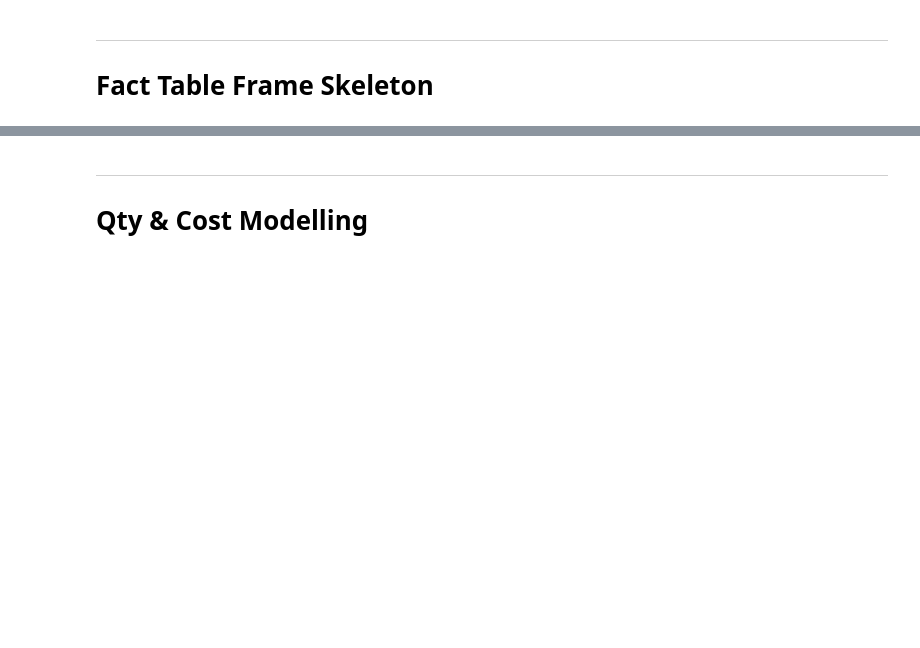
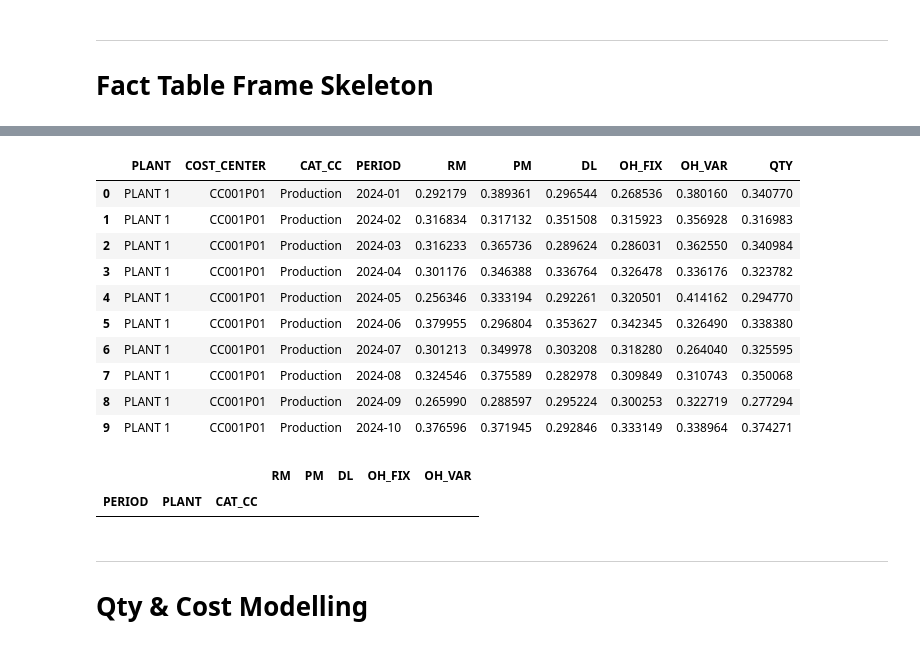
Before and after one commit to vinalamsyah/mock_data_generator, a Jupyter notebook: model.ipynb, the cells around one changed output, grey strips where cells are left out. Cells and saved outputs as stored; diff of their text form; code cells hidden in the pictures; blank space fills up the shorter version.

```diff
--- a/model.ipynb
+++ b/model.ipynb
@@ -11,7 +10,7 @@ np.random.seed(42)
 # %% [markdown]
 ### Period
 # %%
-periods = pd.date_range("2025-01-01", periods=12, freq="MS").strftime("%Y-%m")
+periods = pd.date_range("2024-01-01", periods=24, freq="MS").strftime("%Y-%m")
 # %% [markdown]
 ### Plant
 # %%
@@ -139,19 +205,30 @@ df
 # %%
 # cc_weight = np.random.randint(4,7,size=(len(cost_elements), len(cc_df)))
-cc_weight = np.random.uniform(4, 7, size=(len(cost_elements), len(df)))
+cc_weight = np.random.uniform(4, 7, size=(len(df), len(cost_elements)))
+df[cost_elements['COST_ELEMENT']] = cc_weight
 
-for ce, weights in zip(cost_elements['COST_ELEMENT'], cc_weight):
-    df[ce] = weights
+df[cost_elements['COST_ELEMENT']] = df[cost_elements['COST_ELEMENT']] / df.groupby(['PERIOD', 'PLANT', 'CAT_CC'])[cost_elements['COST_ELEMENT']].transform('sum')
+df['QTY'] = (df['RM'] + df['PM']) / 2
 
-df_tmp = df.groupby(['PERIOD', 'PLANT', 'CAT_CC']).agg({ce: 'sum' for ce in cost_elements['COST_ELEMENT']})
-
-for ce in cost_elements['COST_ELEMENT']:
-    df[ce] = df.apply(lambda x: x[ce] / df_tmp.loc[(x['PERIOD'], x['PLANT'], x['CAT_CC']), ce], axis=1)
-
-df
+df.head(10)
+# %% [output]
+|  | PLANT | COST_CENTER | CAT_CC | PERIOD | RM | PM | DL | OH_FIX | OH_VAR | QTY |
+| 0 | PLANT 1 | CC001P01 | Production | 2024-01 | 0.292179 | 0.389361 | 0.296544 | 0.268536 | 0.380160 | 0.340770 |
+| 1 | PLANT 1 | CC001P01 | Production | 2024-02 | 0.316834 | 0.317132 | 0.351508 | 0.315923 | 0.356928 | 0.316983 |
+| 2 | PLANT 1 | CC001P01 | Production | 2024-03 | 0.316233 | 0.365736 | 0.289624 | 0.286031 | 0.362550 | 0.340984 |
+| 3 | PLANT 1 | CC001P01 | Production | 2024-04 | 0.301176 | 0.346388 | 0.336764 | 0.326478 | 0.336176 | 0.323782 |
+| 4 | PLANT 1 | CC001P01 | Production | 2024-05 | 0.256346 | 0.333194 | 0.292261 | 0.320501 | 0.414162 | 0.294770 |
+| 5 | PLANT 1 | CC001P01 | Production | 2024-06 | 0.379955 | 0.296804 | 0.353627 | 0.342345 | 0.326490 | 0.338380 |
+| 6 | PLANT 1 | CC001P01 | Production | 2024-07 | 0.301213 | 0.349978 | 0.303208 | 0.318280 | 0.264040 | 0.325595 |
+| 7 | PLANT 1 | CC001P01 | Production | 2024-08 | 0.324546 | 0.375589 | 0.282978 | 0.309849 | 0.310743 | 0.350068 |
+| 8 | PLANT 1 | CC001P01 | Production | 2024-09 | 0.265990 | 0.288597 | 0.295224 | 0.300253 | 0.322719 | 0.277294 |
+| 9 | PLANT 1 | CC001P01 | Production | 2024-10 | 0.376596 | 0.371945 | 0.292846 | 0.333149 | 0.338964 | 0.374271 |
 # %%
 # CHECKING
-df.groupby(['PERIOD', 'PLANT', 'CAT_CC']).agg({ce: 'sum' for ce in cost_elements['COST_ELEMENT']}).map(lambda x: x == 1.0)
+df.groupby(['PERIOD', 'PLANT', 'CAT_CC']).agg({ce: 'sum' for ce in cost_elements['COST_ELEMENT']}).map(lambda x: round(x, 1) == 1.0).loc[lambda x: ~x['OH_FIX']]
+# %% [output]
+|  |  |  | RM | PM | DL | OH_FIX | OH_VAR |
+| PERIOD | PLANT | CAT_CC |  |  |  |  |  |
 # %% [markdown]
 ---
 
```
Also changed, not shown: parts of 36 cells of this notebook.
